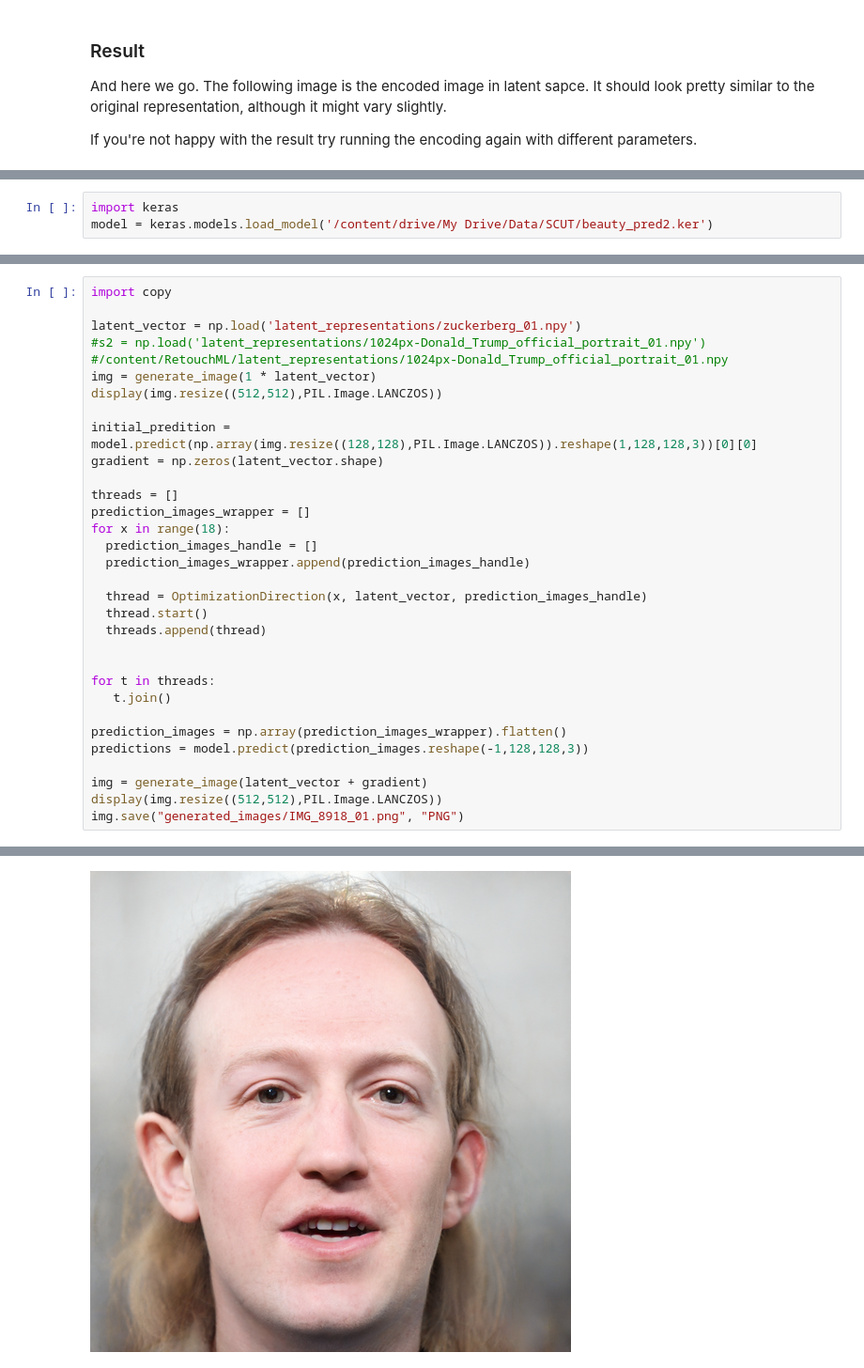
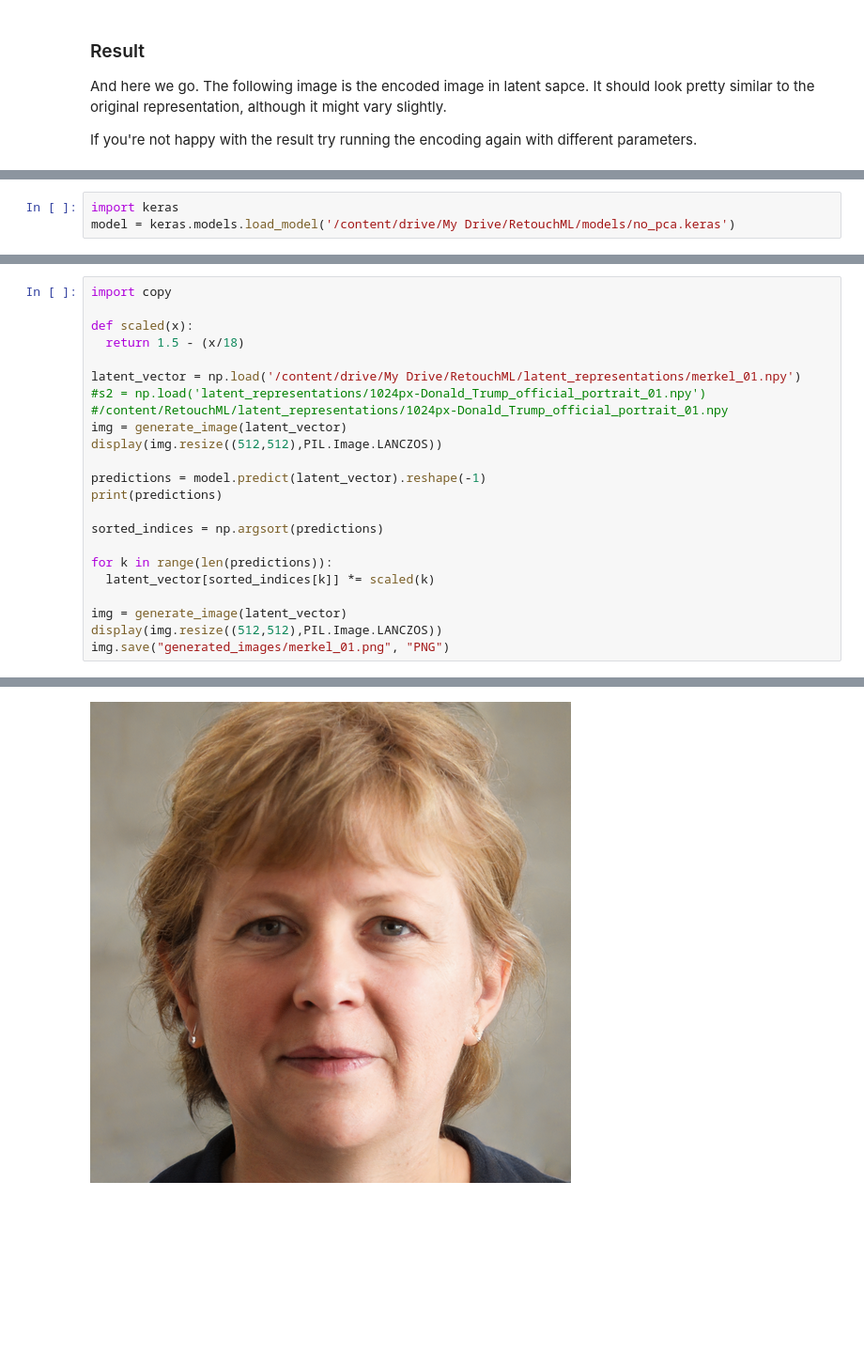
Before and after one commit to ju-leon/RetouchML, a Jupyter notebook: Beautify.ipynb, the cells around one changed output, grey strips where cells are left out. Shown at 94% size. Cells and saved outputs as stored; diff of their text form; blank space fills up the shorter version.

Commit message:
Speed up latent vector optimization

```diff
--- a/Beautify.ipynb
+++ b/Beautify.ipynb
@@ -174,6 +167,6 @@ for f in os.listdir(path):
 # %%
 import keras
-model = keras.models.load_model('/content/drive/My Drive/Data/SCUT/beauty_pred2.ker')
+model = keras.models.load_model('/content/drive/My Drive/RetouchML/models/no_pca.keras')
 # %%
 import math
 import pickle
@@ -225,33 +201,24 @@ class OptimizationDirection(threading.Thread):
 # %%
 import copy
 
-latent_vector = np.load('latent_representations/zuckerberg_01.npy')
+def scaled(x):
+  return 1.5 - (x/18)
+
+latent_vector = np.load('/content/drive/My Drive/RetouchML/latent_representations/merkel_01.npy')
 #s2 = np.load('latent_representations/1024px-Donald_Trump_official_portrait_01.npy')
 #/content/RetouchML/latent_representations/1024px-Donald_Trump_official_portrait_01.npy
-img = generate_image(1 * latent_vector)
+img = generate_image(latent_vector)
 display(img.resize((512,512),PIL.Image.LANCZOS))
 
-initial_predition = model.predict(np.array(img.resize((128,128),PIL.Image.LANCZOS)).reshape(1,128,128,3))[0][0]
-gradient = np.zeros(latent_vector.shape)
+predictions = model.predict(latent_vector).reshape(-1)
+print(predictions)
 
-threads = []
-prediction_images_wrapper = []
-for x in range(18):
-  prediction_images_handle = []
-  prediction_images_wrapper.append(prediction_images_handle)
+sorted_indices = np.argsort(predictions)
 
-  thread = OptimizationDirection(x, latent_vector, prediction_images_handle)
-  thread.start()
-  threads.append(thread)
+for k in range(len(predictions)):
+  latent_vector[sorted_indices[k]] *= scaled(k)
 
-
-for t in threads:
-   t.join()
-
-prediction_images = np.array(prediction_images_wrapper).flatten()
-predictions = model.predict(prediction_images.reshape(-1,128,128,3))
-
-img = generate_image(latent_vector + gradient)
+img = generate_image(latent_vector)
 display(img.resize((512,512),PIL.Image.LANCZOS))
-img.save("generated_images/IMG_8918_01.png", "PNG")
+img.save("generated_images/merkel_01.png", "PNG")
 # %% [output]
@@ -281 +229 @@ Die letzten 5000 Zeilen der Streamingausgabe wurden abgeschnitten.
-[figure, old version]
+[figure, new version]
```
Also changed, not shown: parts of 16 cells of this notebook.
